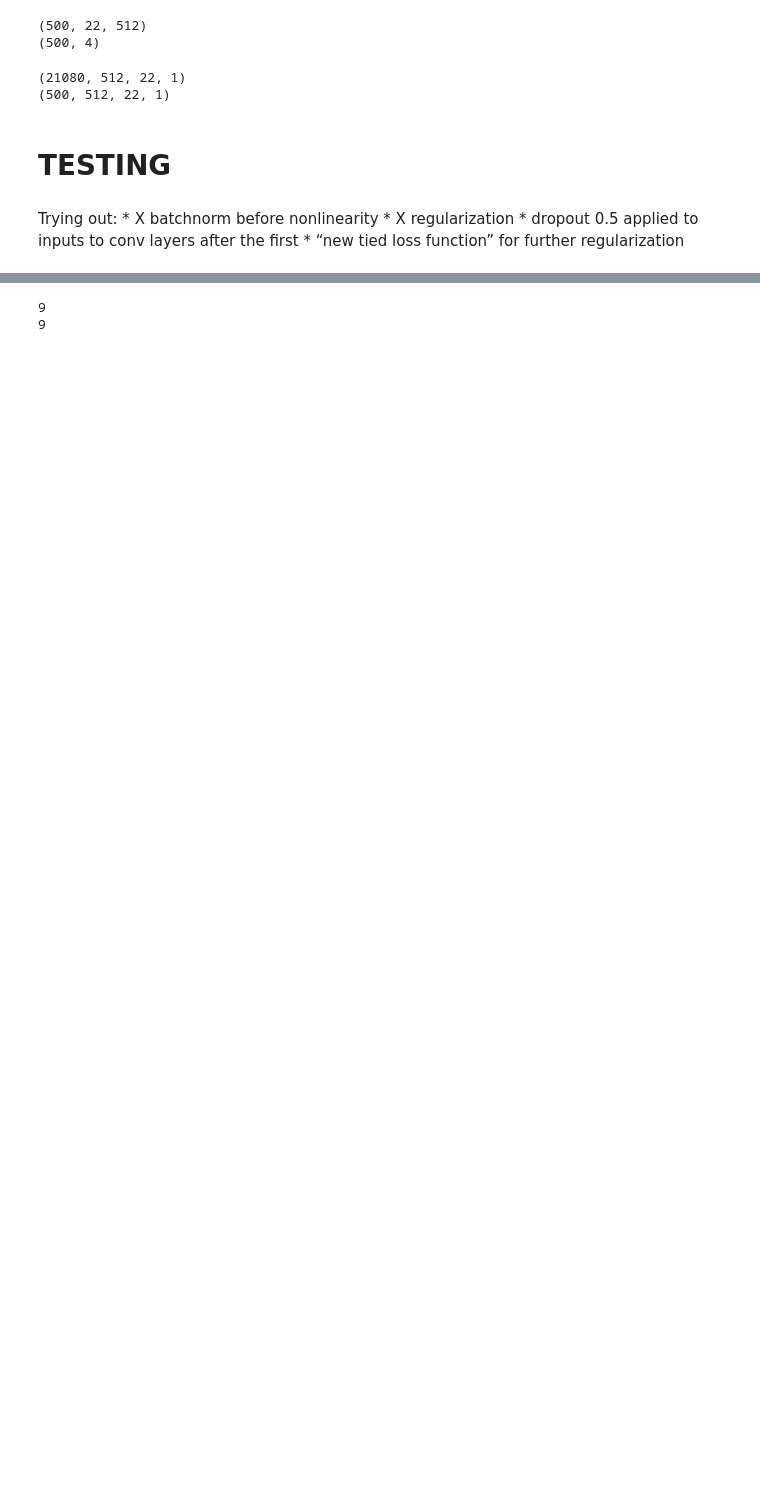
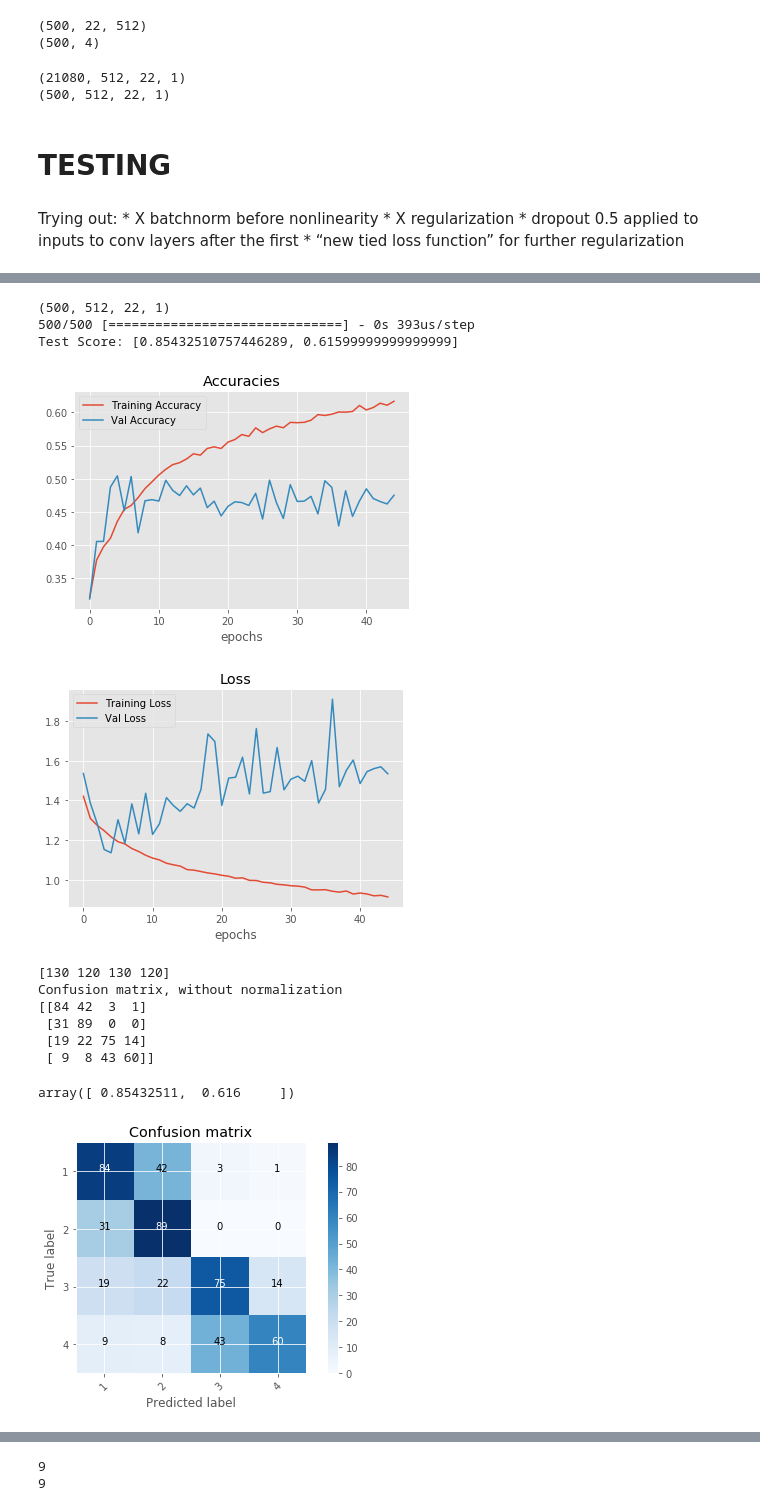
Before and after one commit to kunalpatel1793/Neural-Nets-Final-Project, a Jupyter notebook: DeepConvNetAll.ipynb, the cells around one changed output, grey strips where cells are left out. Cells and saved outputs as stored; diff of their text form; code cells hidden in the pictures; blank space fills up the shorter version.

Commit message:
save plots and accuracies

```diff
--- a/DeepConvNetAll.ipynb
+++ b/DeepConvNetAll.ipynb
@@ -41,8 +41,8 @@ print train_data.shape
 print train_labels.shape
 
 # Test on the first 50 samples of subject 1
-test_data = test_data[0:50]
-test_labels = test_labels[0:50]
+#test_data = test_data[0:50]
+#test_labels = test_labels[0:50]
 
 print test_data.shape
 print test_labels.shape
@@ -154,7 +151,7 @@ model.compile(optimizer = 'rmsprop',
              loss = 'categorical_crossentropy',
              metrics=['accuracy'])
 model.summary()
-hist = model.fit(traindata2d,train_labels_sliced,epochs=30,validation_split=0.25,batch_size=16)
+hist = model.fit(traindata2d,train_labels_sliced,epochs=45,validation_split=0.25,batch_size=16)
 #model.test_on_batch(test_data, test_labels)
 # %% [output]
 _________________________________________________________________
@@ -177,3 +174,37 @@ Epoch 30/30
+# %%
+#First test on all subjects
+print testdata2d.shape
+test_score = model.evaluate(testdata2d, test_labels_sliced, batch_size=16)
+print "Test Score: {}".format(test_score)
+plot_hist([hist.history['acc'],hist.history['val_acc']],['Training Accuracy','Val Accuracy'],title='Accuracies')
+plot_hist([hist.history['loss'],hist.history['val_loss']],['Training Loss','Val Loss'],title='Loss')
+
+test_predict = model.predict(testdata2d, batch_size=16)
+cm = confusion_matrix(np.argmax(test_labels_sliced,axis=1),np.argmax(test_predict,axis=1))
+unique, count = np.unique(np.argmax(test_labels_sliced,axis=1),return_counts=True)
+print count
+plt.figure(0)
+plot_confusion_matrix(cm, classes=["1","2","3","4"])
+
+#np.save('Best Models/Variables/DeepConvNet_hist_allto1.npy', hist.history)
+#np.save('Best Models/Variables/DeepConvNet_conf_allto1.npy', cm)
+#np.save('Best Models/Variables/DeepConvNet_testacc_allto1.npy', test_score)
+
+#np.load('Best Models/Variables/DeepConvNet_testacc_allto1.npy')
+# %% [output]
+(500, 512, 22, 1)
+500/500 [==============================] - 0s 393us/step
+Test Score: [0.85432510757446289, 0.61599999999999999]
+[figure, added]
+[figure, added]
+[130 120 130 120]
+Confusion matrix, without normalization
+[[84 42  3  1]
+ [31 89  0  0]
+ [19 22 75 14]
+ [ 9  8 43 60]]
+array([ 0.85432511,  0.616     ])
+[figure, added]
 # %%
 # Modify test data to run model on another subject
 _, test_data_orig, _, test_labels_orig = prepare_data(file_path,
```
Also changed, not shown: parts of 9 cells of this notebook, 7 other files.
